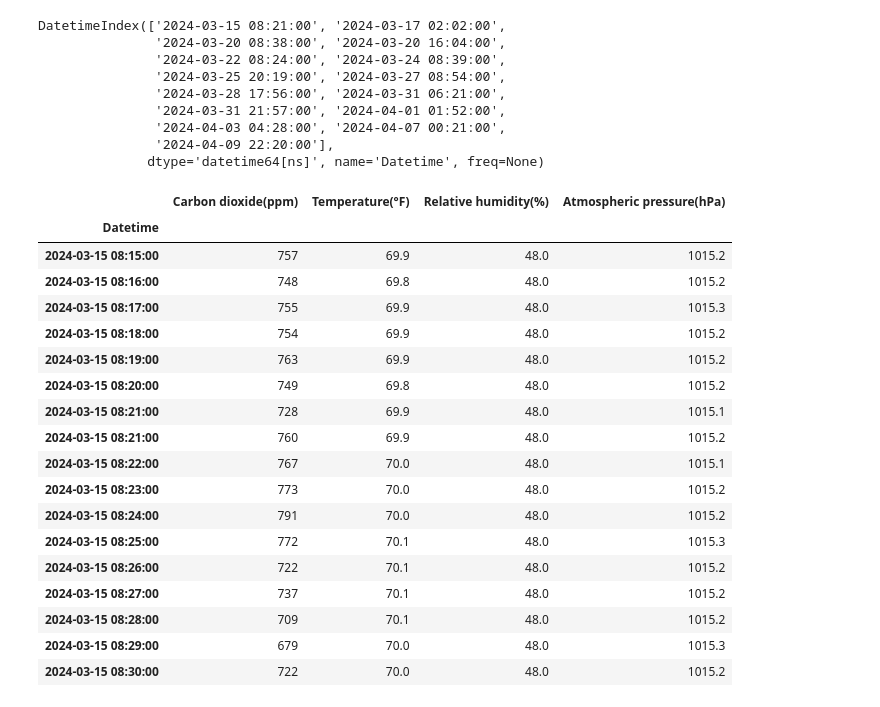
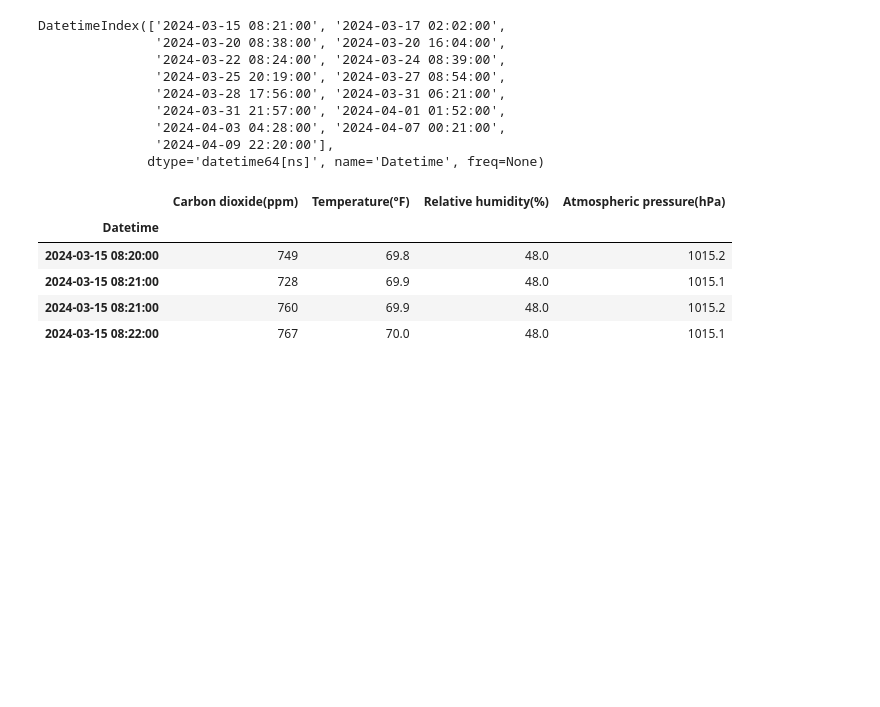
Before and after one commit to coreyddsc/aranet4-project, a Jupyter notebook: coreyd.dsc_temporary/aranet_data_cleaning.ipynb, the cells around one changed output. Drawn from its saved outputs; the diff is of its cells as text; code cells hidden in the pictures; blank space fills up the shorter version.

```diff
--- a/coreyd.dsc_temporary/aranet_data_cleaning.ipynb
+++ b/coreyd.dsc_temporary/aranet_data_cleaning.ipynb
@@ -111,24 +112,11 @@ DatetimeIndex(['2024-03-15 08:21:00', '2024-03-17 02:02:00',
                '2024-04-09 22:20:00'],
               dtype='datetime64[ns]', name='Datetime', freq=None)
 # %%
-aranet4_sub.loc['2024-03-15 08:15:00':'2024-03-15 08:30:00']
+aranet4_sub.loc['2024-03-15 08:20:00':'2024-03-15 08:22:00']
 # %% [output]
 |  | Carbon dioxide(ppm) | Temperature(°F) | Relative humidity(%) | Atmospheric pressure(hPa) |
 | Datetime |  |  |  |  |
-| 2024-03-15 08:15:00 | 757 | 69.9 | 48.0 | 1015.2 |
-| 2024-03-15 08:16:00 | 748 | 69.8 | 48.0 | 1015.2 |
-| 2024-03-15 08:17:00 | 755 | 69.9 | 48.0 | 1015.3 |
-| 2024-03-15 08:18:00 | 754 | 69.9 | 48.0 | 1015.2 |
-| 2024-03-15 08:19:00 | 763 | 69.9 | 48.0 | 1015.2 |
 | 2024-03-15 08:20:00 | 749 | 69.8 | 48.0 | 1015.2 |
 | 2024-03-15 08:21:00 | 728 | 69.9 | 48.0 | 1015.1 |
 | 2024-03-15 08:21:00 | 760 | 69.9 | 48.0 | 1015.2 |
 | 2024-03-15 08:22:00 | 767 | 70.0 | 48.0 | 1015.1 |
-| 2024-03-15 08:23:00 | 773 | 70.0 | 48.0 | 1015.2 |
-| 2024-03-15 08:24:00 | 791 | 70.0 | 48.0 | 1015.2 |
-| 2024-03-15 08:25:00 | 772 | 70.1 | 48.0 | 1015.3 |
-| 2024-03-15 08:26:00 | 722 | 70.1 | 48.0 | 1015.2 |
-| 2024-03-15 08:27:00 | 737 | 70.1 | 48.0 | 1015.2 |
-| 2024-03-15 08:28:00 | 709 | 70.1 | 48.0 | 1015.2 |
-| 2024-03-15 08:29:00 | 679 | 70.0 | 48.0 | 1015.3 |
-| 2024-03-15 08:30:00 | 722 | 70.0 | 48.0 | 1015.2 |
```
Also changed, not shown: parts of 35 cells of this notebook, 3 other files.
